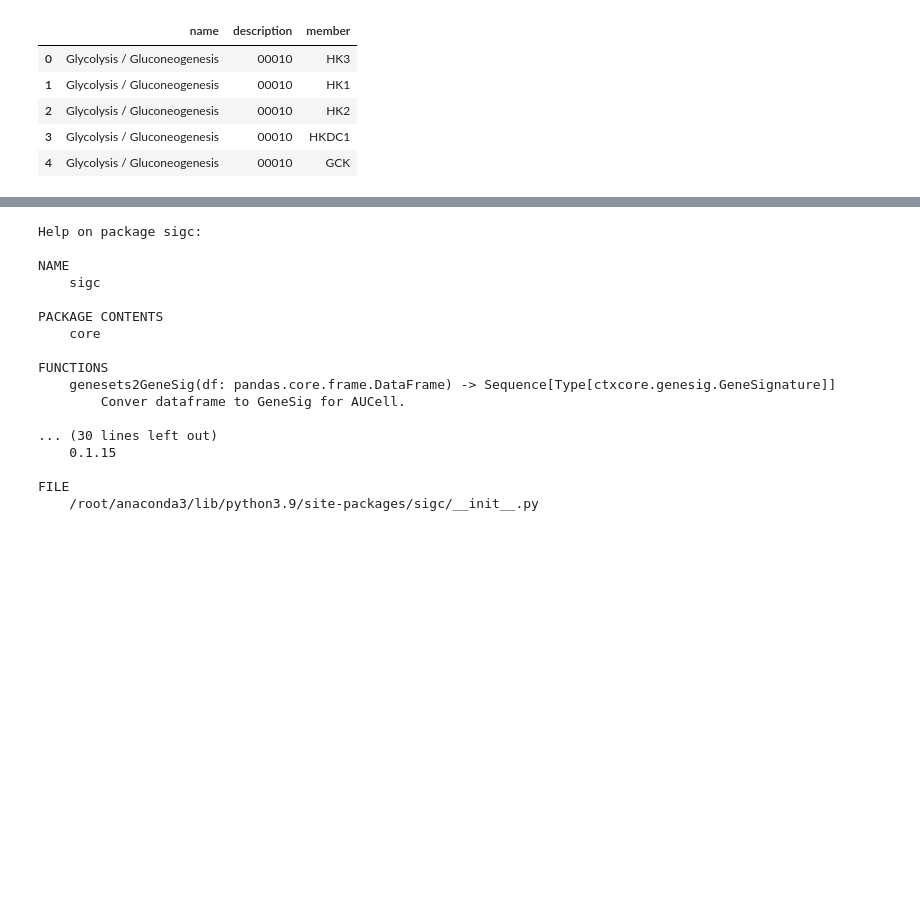
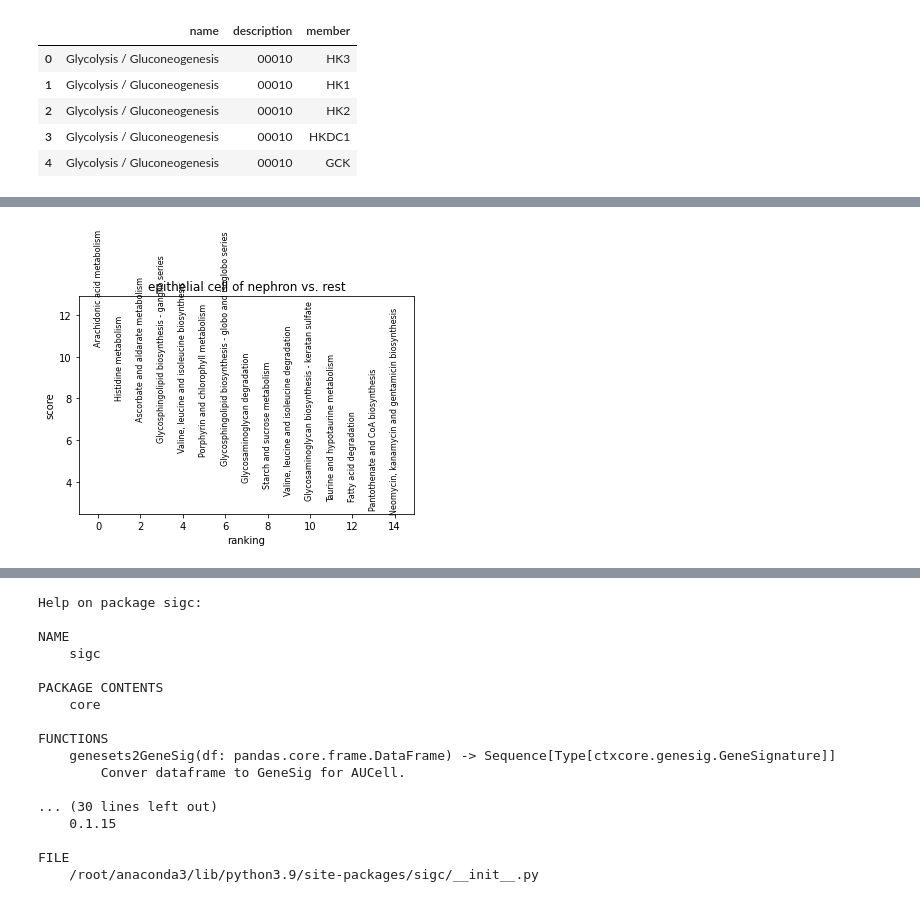
Before and after one commit to seqyuan/sigc, a Jupyter notebook: docs/sigc_main.ipynb, the cells around one changed output, grey strips where cells are left out. Cells and saved outputs as stored; diff of their text form; code cells hidden in the pictures; blank space fills up the shorter version.

```diff
--- a/docs/sigc_main.ipynb
+++ b/docs/sigc_main.ipynb
@@ -65,0 +79,8 @@ sc.pl.umap(sig_adata, color='Glycolysis / Gluconeogenesis')
+# %%
+#import matplotlib.pyplot as plt
+#fig = plt.figure(figsize=(8,9),constrained_layout=True)
+#ax = fig.add_gridspec(nrows=2, ncols=2, top=0.8, right=0.8).subplots()
+#fig, ax = plt.subplots(1,1, figsize=(4,4),constrained_layout=True)
+sc.pl.rank_genes_groups(sig_adata, groups=[celltypes[0]], n_genes=15, show=False)
+# %% [output]
+[figure, added]
```
Also changed, not shown: parts of 17 cells of this notebook, 6 other files.
